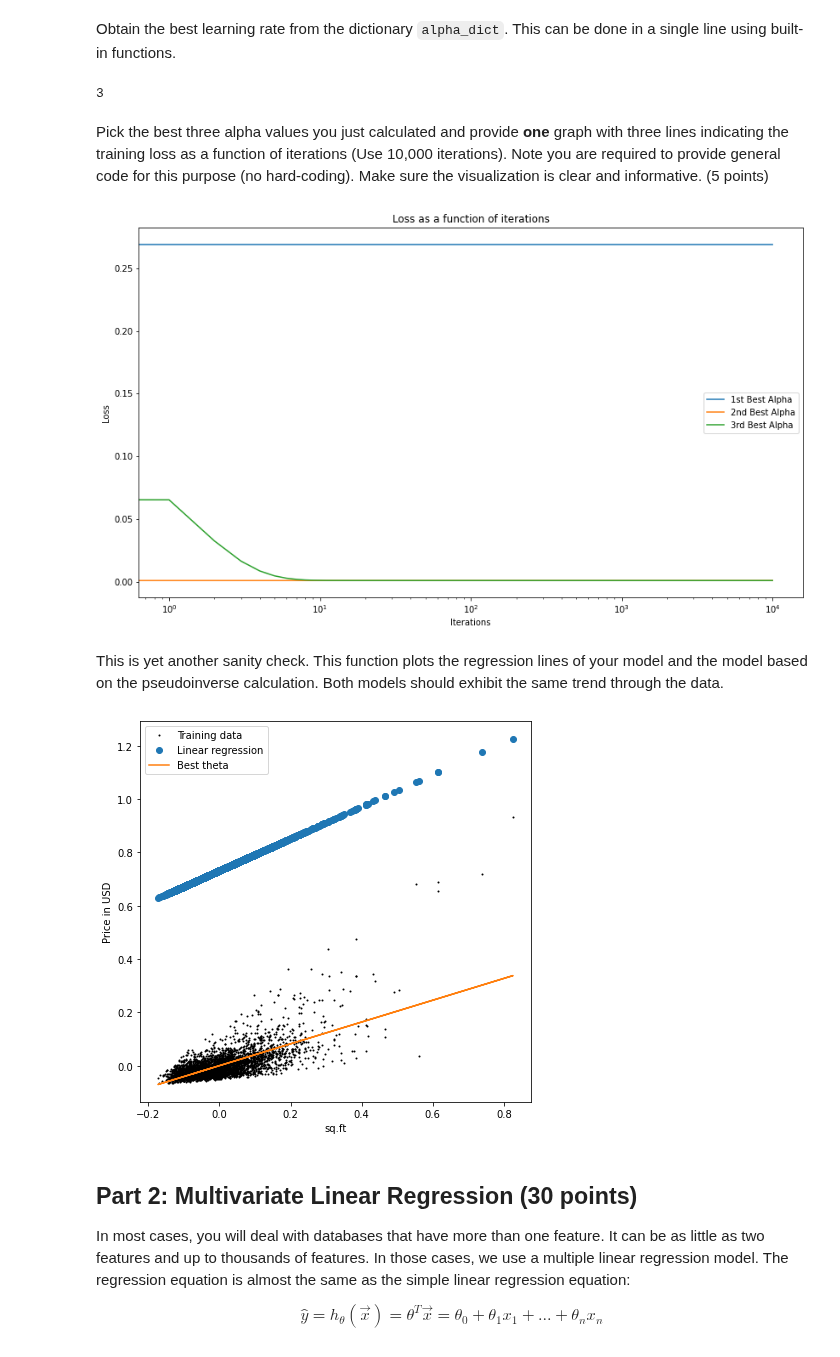
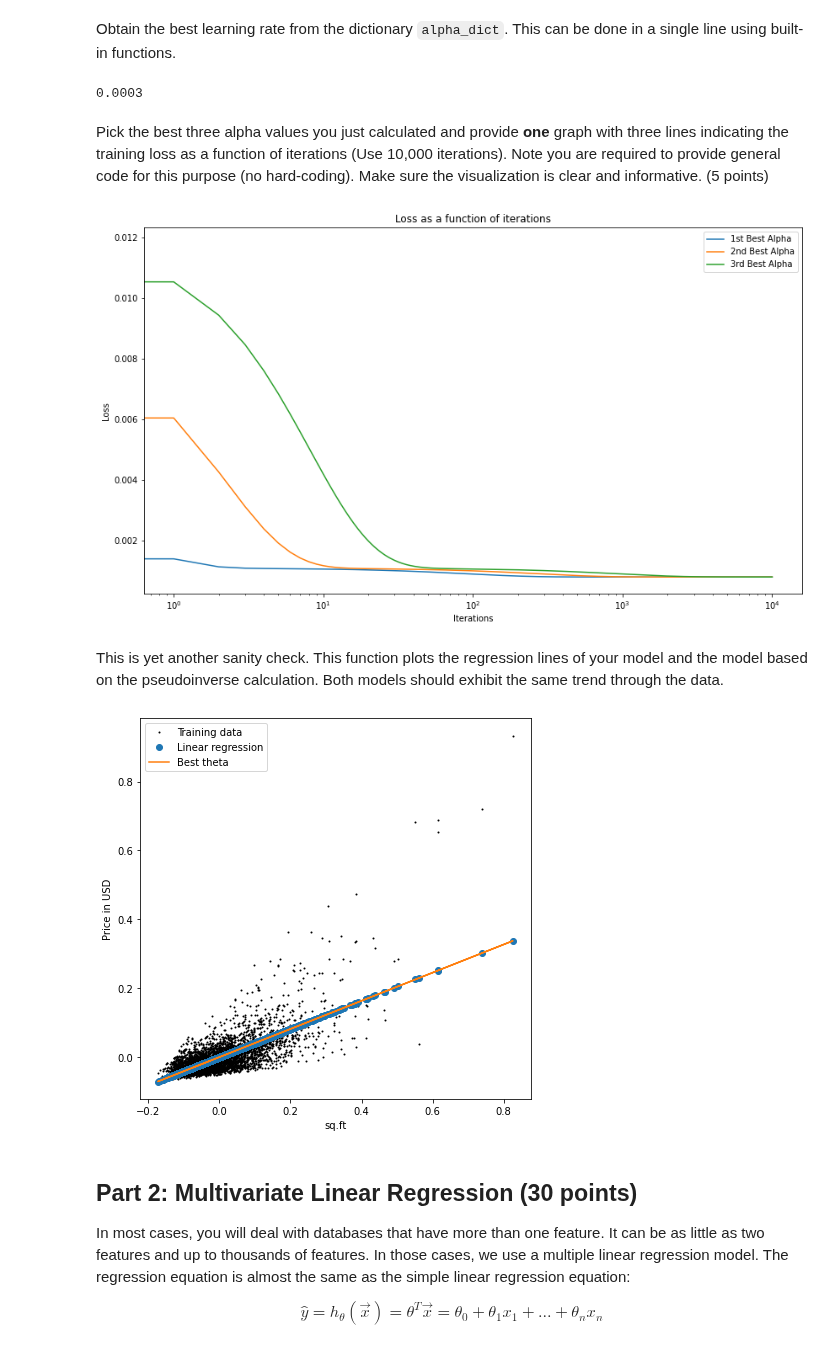
Before and after one commit to danspts/ml-hw, a Jupyter notebook: hw-1/hwa1.ipynb, the cells around one changed output. Cells and saved outputs as stored; diff of their text form; code cells hidden in the pictures.

Commit message:
fixed grad descent

```diff
--- a/hw-1/hwa1.ipynb
+++ b/hw-1/hwa1.ipynb
@@ -354,14 +346,15 @@ def efficient_gradient_descent(X, y, theta, alpha, num_iters):
     - theta: The learned parameters of your model.
     - J_history: the loss value for every iteration.
     """
-
     J_history = [] # Use a python list to save cost in every iteration
     theta = theta.copy() # avoid changing the original thetas
     ###########################################################################
     # TODO: Implement the gradient descent optimization algorithm.            #
     ###########################################################################
+    coefficient = alpha / X.shape[1]
     for n in range(num_iters):
-        theta -= alpha * np.transpose(X).dot(np.dot(X, theta) - y) / X.shape[0]
+        h = np.dot(X, theta)
+        theta = theta - (coefficient * np.transpose(X).dot(h - y))
         new_loss = compute_cost(X, y, theta)
         J_history.append(new_loss)
         if len(J_history) > 1 and new_loss < J_history[-1] and J_history[-1] - new_loss  < 1e-8:
@@ -389,10 +382,11 @@ def find_best_alpha(X_train, y_train, X_val, y_val, iterations):
 
     alphas = [0.00001, 0.00003, 0.0001, 0.0003, 0.001, 0.003, 0.01, 0.03, 0.1, 0.3, 1, 2, 3]
     alpha_dict = {}
+    test_theta = np.random.random(size=2)
     ###########################################################################
     # TODO: Implement the function.                                           #
     ###########################################################################
-    alpha_dict = {alpha: compute_cost(X_val, y_val, efficient_gradient_descent(X_train, y_train, theta, alpha, iterations)[0]) for alpha in alphas}
+    alpha_dict = {alpha: compute_cost(X_val, y_val, efficient_gradient_descent(X_train, y_train, test_theta, alpha, iterations)[0]) for alpha in alphas}
     ###########################################################################
     #                             END OF YOUR CODE                            #
     ###########################################################################
@@ -410,36 +404,36 @@ best_alpha = None
 ###########################################################################
 #                            START OF YOUR CODE                           #
 ###########################################################################
-best_alpha = max(alpha_dict, key=alpha_dict.get)
+best_alpha = min(alpha_dict, key=alpha_dict.get)
 ###########################################################################
 #                             END OF YOUR CODE                            #
 ###########################################################################
 print(best_alpha)
 # %% [output]
-3
+0.0003
 # %% [markdown]
 Pick the best three alpha values you just calculated and provide **one** graph with three lines indicating the training loss as a function of iterations (Use 10,000 iterations). Note you are required to provide general code for this purpose (no hard-coding). Make sure the visualization is clear and informative. (5 points)
 # %%
 ###########################################################################
 #                            START OF YOUR CODE                           #
 ###########################################################################
 best_alphas = sorted(alpha_dict.items(), key=lambda entry: entry[1])
-theta = np.random.random(size=2)
+test_theta = np.random.random(size=2)
 # Change range parameter for how many alphas to try
 for i in range(3):
-    history = efficient_gradient_descent(X_train, y_train, theta, best_alphas[i], 10000)[1]
+    history = efficient_gradient_descent(X_train, y_train, test_theta, best_alphas[i][0], 10000)[1]
     plt.plot(np.arange(len(history)), history)
 plt.xscale('log')
 plt.xlabel('Iterations')
 plt.ylabel('Loss')
 plt.title('Loss as a function of iterations')
 plt.legend(['1st Best Alpha', '2nd Best Alpha', '3rd Best Alpha']);
 plt.show()
 ###########################################################################
 #                             END OF YOUR CODE                            #
 ###########################################################################
 # %% [output]
-[figure, old version]
+[figure, new version]
 # %% [markdown]
 This is yet another sanity check. This function plots the regression lines of your model and the model based on the pseudoinverse calculation. Both models should exhibit the same trend through the data.
 # %%
@@ -452,7 +446,7 @@ plt.plot(X_train[:, 1], np.dot(X_train, theta_pinv), '-')
 
 plt.legend(['Training data', 'Linear regression', 'Best theta']);
 # %% [output]
-[figure, old version]
+[figure, new version]
 # %% [markdown]
 ## Part 2: Multivariate Linear Regression (30 points)
 
```
Also changed, not shown: parts of 6 cells of this notebook.
